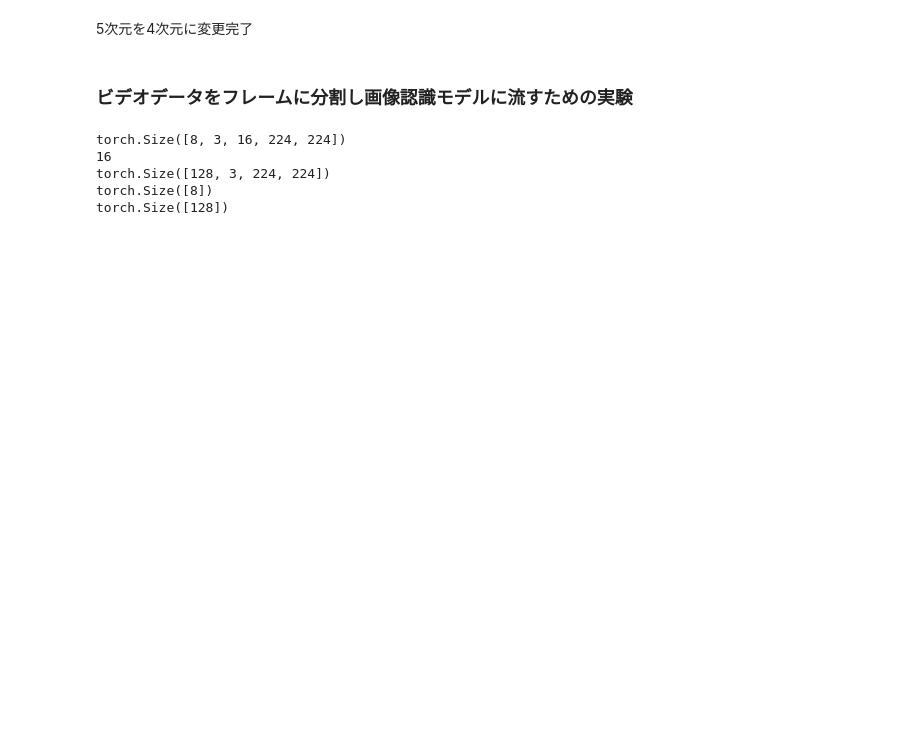
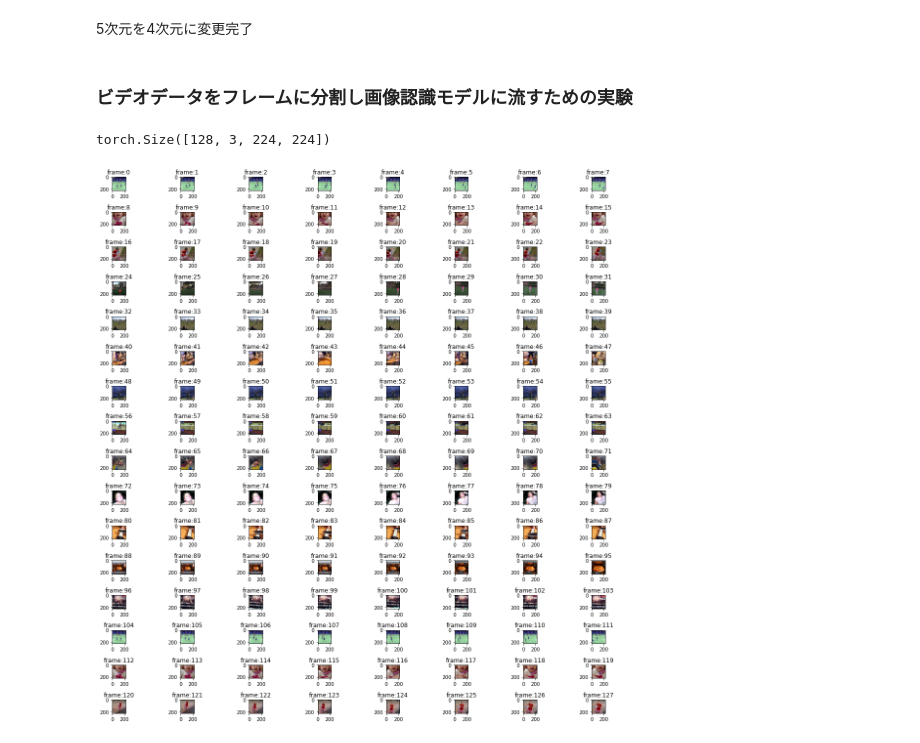
Before and after one commit to kazukiOmi/MDL_Action_Recognition, a Jupyter notebook: feature_extract/test_5dto4d.ipynb, the cells around one changed output. Drawn from its saved outputs; the diff is of its cells as text; code cells hidden in the pictures; blank space fills up the shorter version.

```diff
--- a/feature_extract/test_5dto4d.ipynb
+++ b/feature_extract/test_5dto4d.ipynb
@@ -101,7 +104,7 @@ def get_kinetics(subset):
             transform=Compose([
                 UniformTemporalSubsample(args.VIDEO_NUM_SUBSAMPLED),
                 transforms.Lambda(lambda x: x / 255.),
-                Normalize((0.45, 0.45, 0.45), (0.225, 0.225, 0.225)),
+                # Normalize((0.45, 0.45, 0.45), (0.225, 0.225, 0.225)),
                 ShortSideScale(size=256),
                 # RandomShortSideScale(min_size=256, max_size=320,),
                 # CenterCropVideo(crop_size=(256, 256)),
@@ -159,11 +162,11 @@ def make_loader(dataset):
                         num_workers=args.NUM_WORKERS)
     return loader
 # %%
-# dataset = get_kinetics("val")
+dataset = get_kinetics("val")
 # %%
 # data = dataset.__next__()
 # data = data["video"]
 # print(data.shape)
 # %%
-# dataloader = make_loader(dataset)
-# data_from_loader = iter(dataloader).__next__()
+dataloader = make_loader(dataset)
+data_from_loader = iter(dataloader).__next__()
@@ -170,4 +175,4 @@ def make_loader(dataset):
 # %%
-# batch = data_from_loader["video"]
+batch = data_from_loader["video"]
 
-# print(batch.shape)
+print(batch.shape)
@@ -265,35 +272,56 @@ def make_new_batch(inputs, labels):
 # %%
 device = torch.device("cuda:0" if torch.cuda.is_available() else "cpu")
 
 num_epoch = 1
 
 with tqdm(range(num_epoch)) as pbar_epoch:
     for epoch in pbar_epoch:
         pbar_epoch.set_description("[Epoch {}]".format(epoch))
 
         with tqdm(enumerate(dataloader),
                   total=len(dataloader),
                   leave=True) as pbar_batch:
 
             for batch_idx, batch in pbar_batch:
                 inputs = batch['video'].to(device)
                 targets = batch['label'].to(device)
                 if batch_idx == 0:
                     new_inputs, new_targets = make_new_batch(inputs,targets)
 
                     # サイズの確認
                     # print(inputs.shape)
-                    # print(inputs.size()[2])
-                    # print(new_inputs.shape)
+                    # print(inputs.size(2))
+                    print(new_inputs.shape)
                     # print(targets.shape)
                     # print(new_targets.shape)
 
                     # 要素の確認
+                    # print(inputs)
+                    # print(new_inputs)
                     # print(targets)
                     # print(new_targets)
+
+                    # test
+                    rows = 16
+                    cols = 8
+                    frame_id = 0
+
+                    fig, axes = plt.subplots(rows,cols,figsize=(16,16),tight_layout=True)
+
+                    np_new_inputs = new_inputs.cpu()
+                    np_new_inputs = np_new_inputs.numpy().transpose(0,2,3,1)
+                    # print(np_new_inputs.shape)
+                    # print(np_new_inputs[0].shape)
+
+                    video_id = 1
+                    for i in range(rows):
+                        for j in range(cols):
+                            img = np_new_inputs[i*8+j]
+                            subplot_title = ("frame:" + str(frame_id))
+                            axes[i,j].set_title(subplot_title)
+                            axes[i,j].imshow(img)
+                            frame_id = frame_id + 1
+                    plt.show()
 # %% [output]
-torch.Size([8, 3, 16, 224, 224])
-16
 torch.Size([128, 3, 224, 224])
-torch.Size([8])
-torch.Size([128])
+[figure, added]
```
Also changed, not shown: parts of 5 cells of this notebook.
